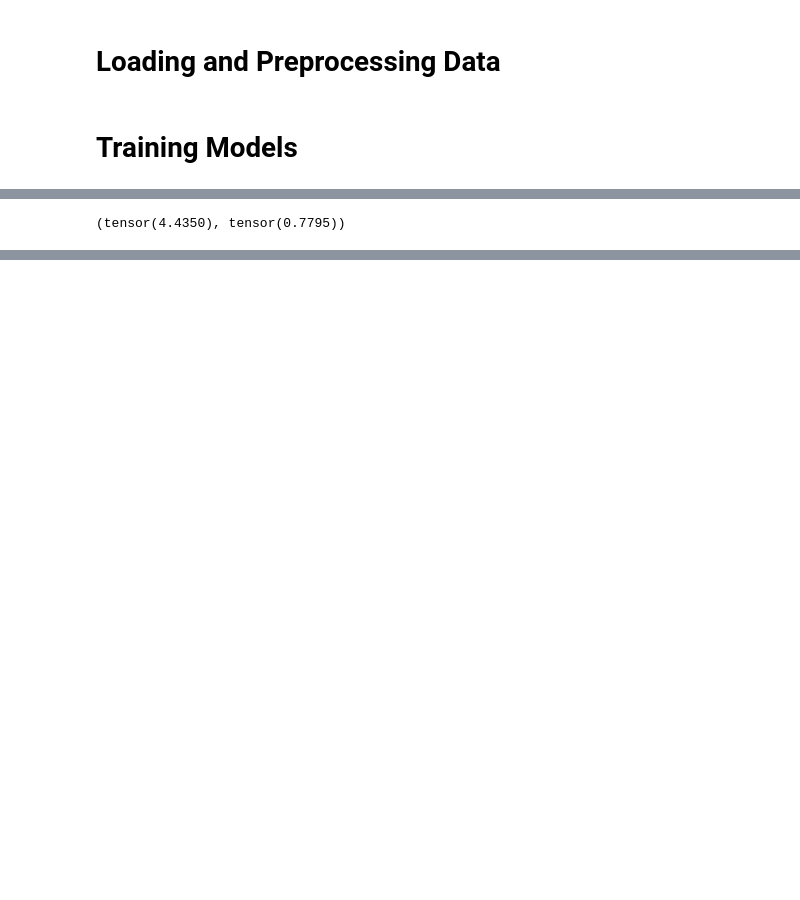
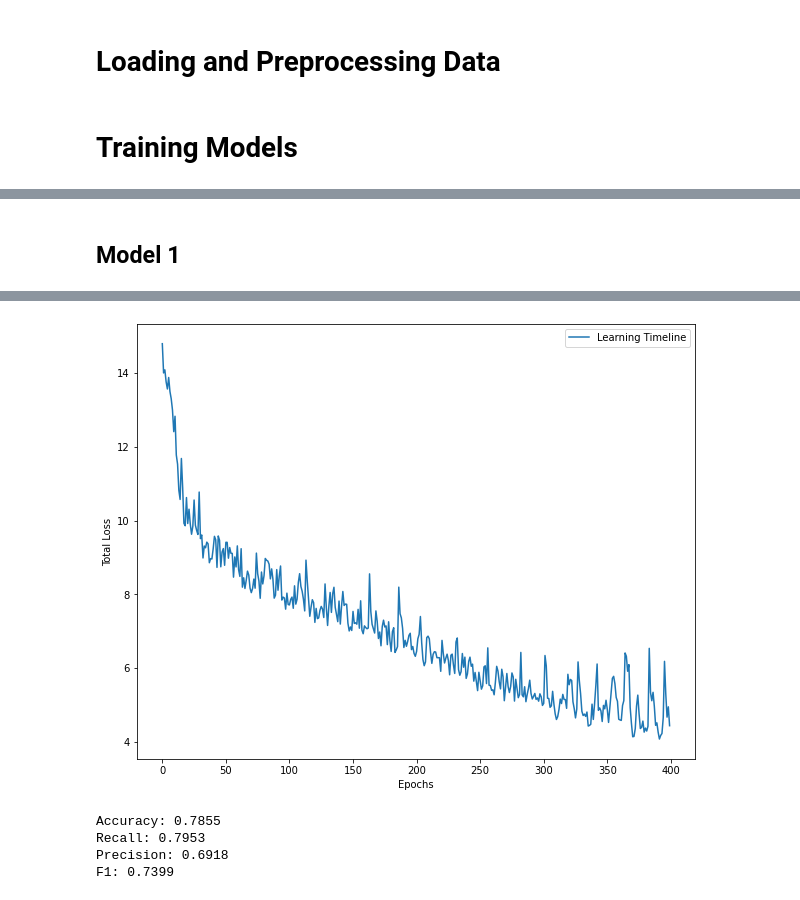
Before and after one commit to CoolmixZero/nn-optimization, a Jupyter notebook: main.ipynb, the cells around one changed output, grey strips where cells are left out. Saved outputs shown, nothing was run; the diff lists cells and outputs as text; code cells hidden in the pictures; blank space fills up the shorter version.

Commit message:
added some functions, added new model, fixed some stuff

```diff
--- a/main.ipynb
+++ b/main.ipynb
@@ -66,9 +41,5 @@ Epoch 1999: Batch Loss - 2.3285138607025146
-# %%
-with torch.inference_mode():
-    preds = model(X_test)
-    loss = criterion(preds, y_test)
-    acc_mask = (torch.round(preds) == y_test).flatten()
-
-loss, torch.count_nonzero(acc_mask)/len(acc_mask)
-# %% [output]
-(tensor(4.4350), tensor(0.7795))
+# %% [markdown]
+## Model 1
+# %%
+evaluate_model(Model1(X_train.shape[1]), train_loader, X_test, y_test, 400, 'model1')
+# %% [output]
@@ -74,0 +56,5 @@ loss, torch.count_nonzero(acc_mask)/len(acc_mask)
+[figure, added]
+Accuracy: 0.7855
+Recall: 0.7953
+Precision: 0.6918
+F1: 0.7399
```
Also changed, not shown: parts of 6 cells of this notebook, 5 other files.
